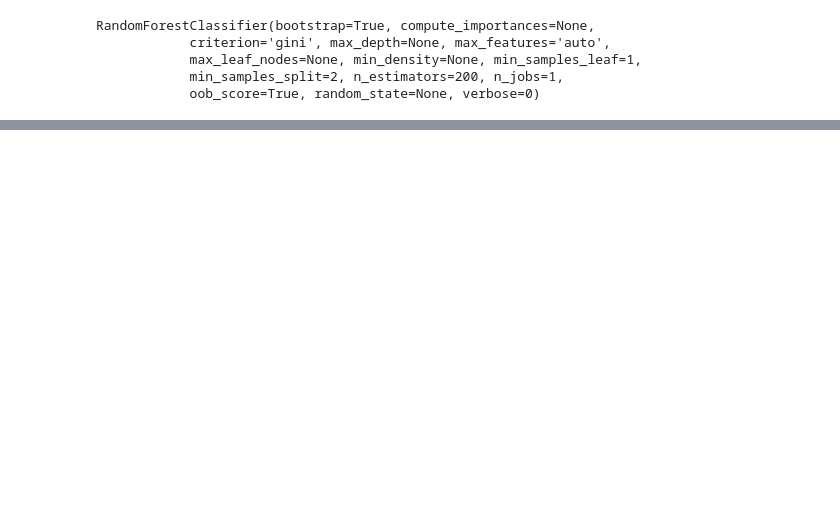
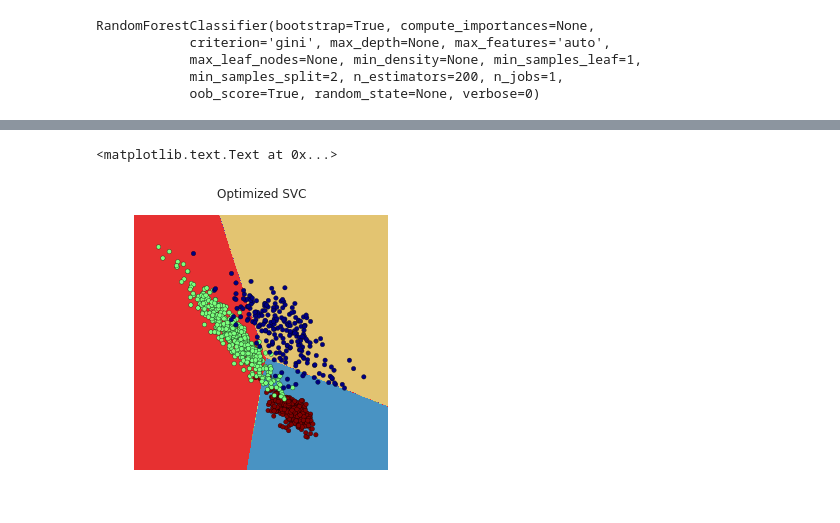
Before and after one commit to sofiatti/SNClassification, a Jupyter notebook: SNe Classification.ipynb, the cells around one changed output, grey strips where cells are left out. Saved outputs shown, nothing was run; the diff lists cells and outputs as text; code cells hidden in the pictures; blank space fills up the shorter version.

```diff
--- a/SNe Classification.ipynb
+++ b/SNe Classification.ipynb
@@ -124,0 +231,17 @@ array([0, 0, 0, 0, 0, 1, 0, 0, 0, 0, 0, 0, 0, 0, 0, 0, 0, 0, 0, 0, 0, 0, 0,
+# %%
+plt.figure(figsize=(5,5))
+
+Z = clf.predict(np.c_[xx.ravel(), yy.ravel()])
+
+# Put the result into a color plot
+Z = Z.reshape(xx.shape)
+contourf(xx, yy, Z,cmap=cm.Paired)
+axis('off')
+
+# Plot also the training points
+scatter(X[:, 0], X[:, 1], c=m.to_rgba(Y),cmap=cm.Paired)
+
+title('Optimized SVC')
+# %% [output]
+<matplotlib.text.Text at 0x...>
+[figure, added]
```
Also changed, not shown: parts of 19 cells of this notebook, 4 other files.
